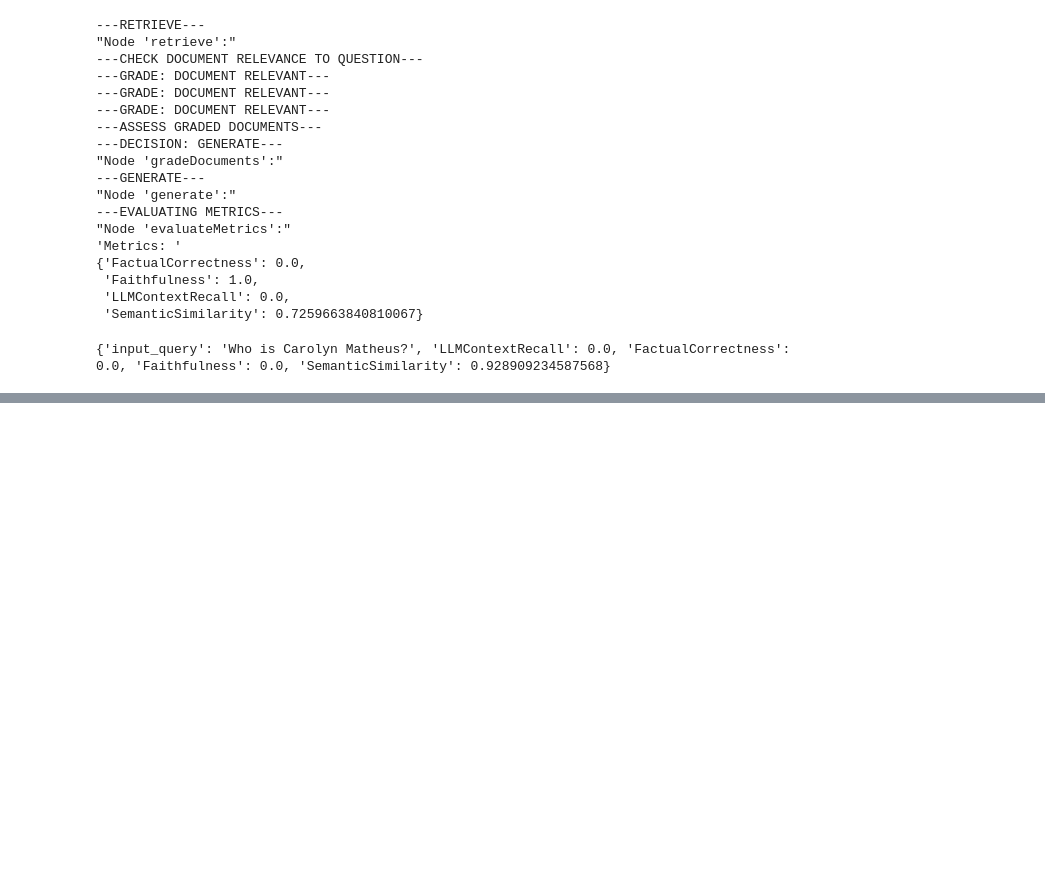
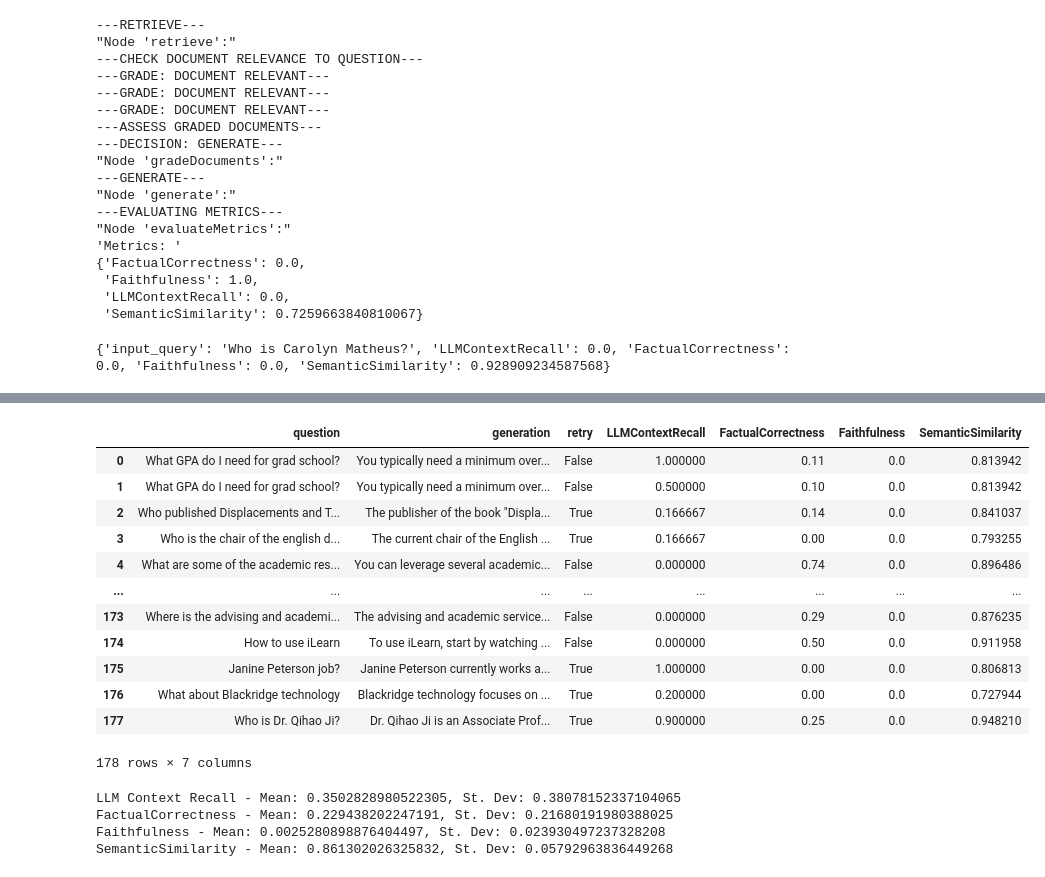
Before and after one commit to cfsarmiento/LLM_Reasoning-Research, a Jupyter notebook: Code/CRAG_Implementation-ML_Independent_Study.ipynb, the cells around one changed output, grey strips where cells are left out. Cells and saved outputs as stored; diff of their text form; code cells hidden in the pictures; blank space fills up the shorter version.

```diff
--- a/Code/CRAG_Implementation-ML_Independent_Study.ipynb
+++ b/Code/CRAG_Implementation-ML_Independent_Study.ipynb
@@ -481,6 +484,7 @@ if "metrics" in value:
 # %%
 # Put CRAG into Gradio
 evaluationSamples = []
+ragResults = []
 async def correctiveRAG(userQuery, history, correctAnswer=None):
     """
     Gradio-compatible function to process CRAG workflow.
@@ -493,15 +497,20 @@ async def correctiveRAG(userQuery, history, correctAnswer=None):
         tuple: (chatDisplay, history)
     """
 
-    # Get our input together
-    inputs = {"question": userQuery}
+    # Variables
+    inputs = {"question": userQuery, "visitedInternet": False}
+    finalOutput = None
+    internetFlag = False
 
     # Start the workflow
-    finalOutput = None
     async for output in app.astream(inputs):
 
         # Saving final output for metric purposes
         finalOutput = output
+
+        # Check if the process went to the internet
+        if "webSearchNode" in output:
+            internetFlag = True
 
         # Printing out each node state for clarity
         for key, value in output.items():
@@ -530,7 +539,7 @@ async def correctiveRAG(userQuery, history, correctAnswer=None):
     ])
 
     # Display output for gradio
-    chatDisplay = [(msg["content"], "User" if msg["role"] == "user" else "LLM") for msg in history]
+    #chatDisplay = [(msg["content"], "User" if msg["role"] == "user" else "LLM") for msg in history]
 
     # Append metrics to evaluationSamples for tracking (if correctAnswer is provided)
     if correctAnswer:
@@ -542,6 +551,13 @@ async def correctiveRAG(userQuery, history, correctAnswer=None):
             "metrics": metrics,
         })
 
+    # Save the result of the query with the metrics
+    ragResults.append({
+        "question": userQuery,
+        "generation": generation,
+        "retry": internetFlag
+    })
+
     return history #, chatDisplay
 # %%
 # Gradio frontend
@@ -702,0 +774,31 @@ SemanticSimilarity - Mean: 0.870782223606899, St. Dev: 0.07570155254901194
+# %%
+# Make our dataframe of results
+processResults = pd.DataFrame(ragResults)
+evalResultsDF = pd.DataFrame(evalResults)
+finalResultsDF = processResults.merge(evalResultsDF, on="question", how="left")
+finalResultsDF
+# %% [output]
+|  | question | generation | retry | LLMContextRecall | FactualCorrectness | Faithfulness | SemanticSimilarity |
+| 0 | What GPA do I need for grad school? | You typically need a minimum over... | False | 1.000000 | 0.11 | 0.0 | 0.813942 |
+| 1 | What GPA do I need for grad school? | You typically need a minimum over... | False | 0.500000 | 0.10 | 0.0 | 0.813942 |
+| 2 | Who published Displacements and T... | The publisher of the book "Displa... | True | 0.166667 | 0.14 | 0.0 | 0.841037 |
+| 3 | Who is the chair of the english d... | The current chair of the English ... | True | 0.166667 | 0.00 | 0.0 | 0.793255 |
+| 4 | What are some of the academic res... | You can leverage several academic... | False | 0.000000 | 0.74 | 0.0 | 0.896486 |
+| ... | ... | ... | ... | ... | ... | ... | ... |
+| 173 | Where is the advising and academi... | The advising and academic service... | False | 0.000000 | 0.29 | 0.0 | 0.876235 |
+| 174 | How to use iLearn | To use iLearn, start by watching ... | False | 0.000000 | 0.50 | 0.0 | 0.911958 |
+| 175 | Janine Peterson job? | Janine Peterson currently works a... | True | 1.000000 | 0.00 | 0.0 | 0.806813 |
+| 176 | What about Blackridge technology | Blackridge technology focuses on ... | True | 0.200000 | 0.00 | 0.0 | 0.727944 |
+| 177 | Who is Dr. Qihao Ji? | Dr. Qihao Ji is an Associate Prof... | True | 0.900000 | 0.25 | 0.0 | 0.948210 |
+178 rows × 7 columns
+# %%
+# Averages & St. devs
+print(f"LLM Context Recall - Mean: {finalResultsDF["LLMContextRecall"].mean()}, St. Dev: {finalResultsDF["LLMContextRecall"].std()}")
+print(f"FactualCorrectness - Mean: {finalResultsDF["FactualCorrectness"].mean()}, St. Dev: {finalResultsDF["FactualCorrectness"].std()}")
+print(f"Faithfulness - Mean: {finalResultsDF["Faithfulness"].mean()}, St. Dev: {finalResultsDF["Faithfulness"].std()}")
+print(f"SemanticSimilarity - Mean: {finalResultsDF["SemanticSimilarity"].mean()}, St. Dev: {finalResultsDF["SemanticSimilarity"].std()}")
+# %% [output]
+LLM Context Recall - Mean: 0.3502828980522305, St. Dev: 0.38078152337104065
+FactualCorrectness - Mean: 0.229438202247191, St. Dev: 0.21680191980388025
+Faithfulness - Mean: 0.0025280898876404497, St. Dev: 0.023930497237328208
+SemanticSimilarity - Mean: 0.861302026325832, St. Dev: 0.05792963836449268
```
Also changed, not shown: parts of 7 cells of this notebook, 1 other file.
